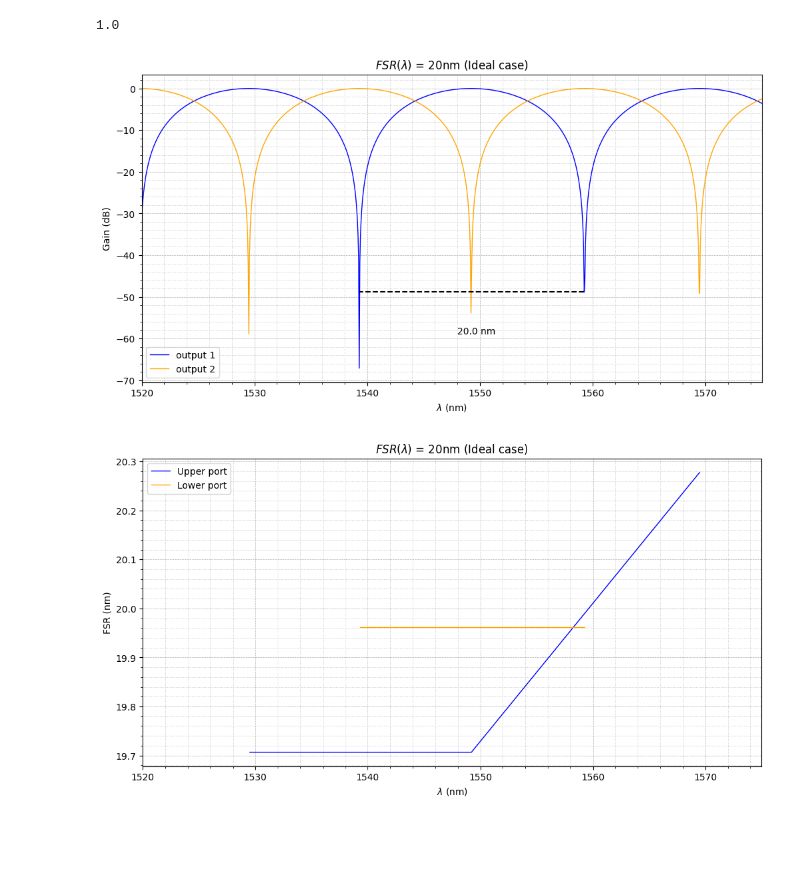
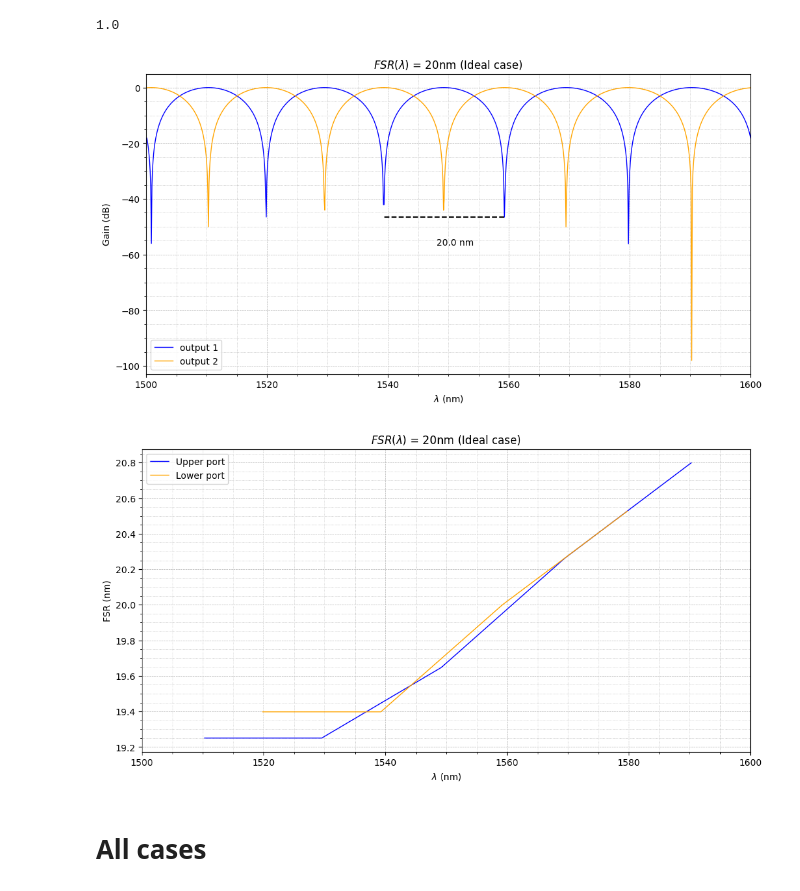
Before and after one commit to FhelipeAllves/Photonics, a Jupyter notebook: Mach–Zehnder interferometer/Ideal simulation/Sim_Interconnect_ideal.ipynb, the cells around one changed output. Drawn from its saved outputs; the diff is of its cells as text; code cells hidden in the pictures; blank space fills up the shorter version.

```diff
--- a/Mach–Zehnder interferometer/Ideal simulation/Sim_Interconnect_ideal.ipynb
+++ b/Mach–Zehnder interferometer/Ideal simulation/Sim_Interconnect_ideal.ipynb
@@ -114,4 +109,8 @@ interApi.connect("coupler_2", "port 4", "ONA", "input 2")
 1.0
 # %%
 interApi.run()
+# %%
+gain_1nm = interApi.getresult("ONA", "input 1/mode 1/gain")
+
+gain_2_1nm = interApi.getresult("ONA", "input 2/mode 1/gain")
 # %%
@@ -203,4 +194,8 @@ interApi.connect("wg_2", "port 2", "coupler_2", "port 2")
 1.0
 # %%
 interApi.run()
+# %%
+gain_10nm = interApi.getresult("ONA", "input 1/mode 1/gain")
+
+gain_2_10nm = interApi.getresult("ONA", "input 2/mode 1/gain")
 # %%
@@ -292,42 +279,38 @@ interApi.connect("wg_2", "port 2", "coupler_2", "port 2")
 1.0
 # %%
 interApi.run()
+# %%
+gain_20nm = interApi.getresult("ONA", "input 1/mode 1/gain")
+
+gain_2_20nm = interApi.getresult("ONA", "input 2/mode 1/gain")
 # %%
-gain = interApi.getresult("ONA", "input 1/mode 1/gain")
-wavelength_1 = gain['wavelength']
-gain = gain['TE gain (dB)']
-
-gain_2 = interApi.getresult("ONA", "input 2/mode 1/gain")
-wavelength_2 = gain_2['wavelength']
-gain_2 = gain_2['TE gain (dB)']
-
-min_indices, _ = find_peaks(-np.array(gain))
+min_indices, _ = find_peaks(-np.array(gain_20nm['TE gain (dB)']))
 
 if len(min_indices) >= 2:
-    min_1, min_2 = min_indices[0:2]
-    x_min_1, x_min_2 = wavelength_1[min_1] / nm, wavelength_1[min_2] / nm
-    y_min = gain[min_1]
+    min_1, min_2 = min_indices[1:3]
+    x_min_1, x_min_2 = gain_20nm['wavelength'][min_1] / nm, gain_20nm['wavelength'][min_2] / nm
+    y_min = gain_20nm['TE gain (dB)'][min_1]
 
     plt.figure(figsize=(12, 6))
-    plt.plot(wavelength_1 / nm, gain, lw=1, label='output 1', color='blue')
-    plt.plot(wavelength_2 / nm, gain_2, lw=1, label='output 2', color='orange')
+    plt.plot(gain_20nm['wavelength'] / nm, gain_20nm['TE gain (dB)'], lw=1, label='output 1', color='blue')
+    plt.plot(gain_2_20nm['wavelength'] / nm, gain_2_20nm['TE gain (dB)'], lw=1, label='output 2', color='orange')
 
     plt.hlines(y=y_min, xmin=x_min_1, xmax=x_min_2, color='black', linestyle='--')
     plt.text(1548, y_min-10, f'{float(x_min_1 - x_min_2):.1f} nm')
 
     plt.xlabel('$\lambda$ (nm)')
     plt.ylabel('Gain (dB)')
-    plt.xlim([1520, 1575])
+    plt.xlim([wvlngth_start/nm, wvlngth_stop/nm])
 
     plt.title('$FSR(\lambda)$ = 20nm (Ideal case)')
     plt.minorticks_on()
     plt.grid(which='both', linestyle='--', linewidth=0.5)
     plt.grid(which='minor', linestyle=':', linewidth=0.5)
 
     plt.legend(loc='best')
     plt.savefig('FSR_20nm', bbox_inches='tight')
 
     plt.show()
 # %% [output]
-[figure, old version]
+[figure, new version]
 # %%
@@ -346,7 +329,7 @@ plt.plot(wavelength_2 / nm, fsrplot_2/nm, lw=1, label='Lower port', color='orang
 
 plt.xlabel('$\lambda$ (nm)')
 plt.ylabel('FSR (nm)')
-plt.xlim([1520, 1575])
+plt.xlim([wvlngth_start/nm, wvlngth_stop/nm])
 
 plt.title('$FSR(\lambda)$ = 20nm (Ideal case)')
 plt.minorticks_on()
@@ -357,4 +340,6 @@ plt.legend(loc='best')
 plt.savefig('FSR_20nm_x_wvlength', bbox_inches='tight')
 plt.show()
 # %% [output]
-[figure, old version]
+[figure, new version]
+# %% [markdown]
+# All cases
```
Also changed, not shown: parts of 11 cells of this notebook, 23 other files.
